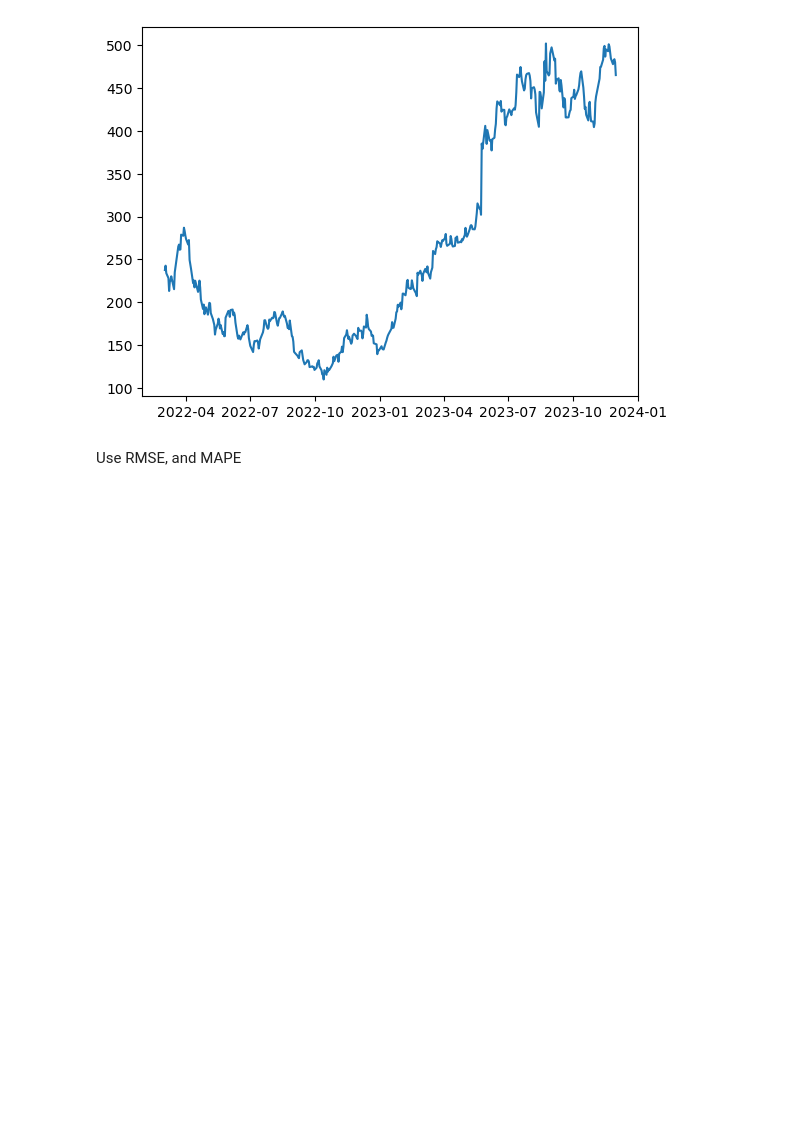
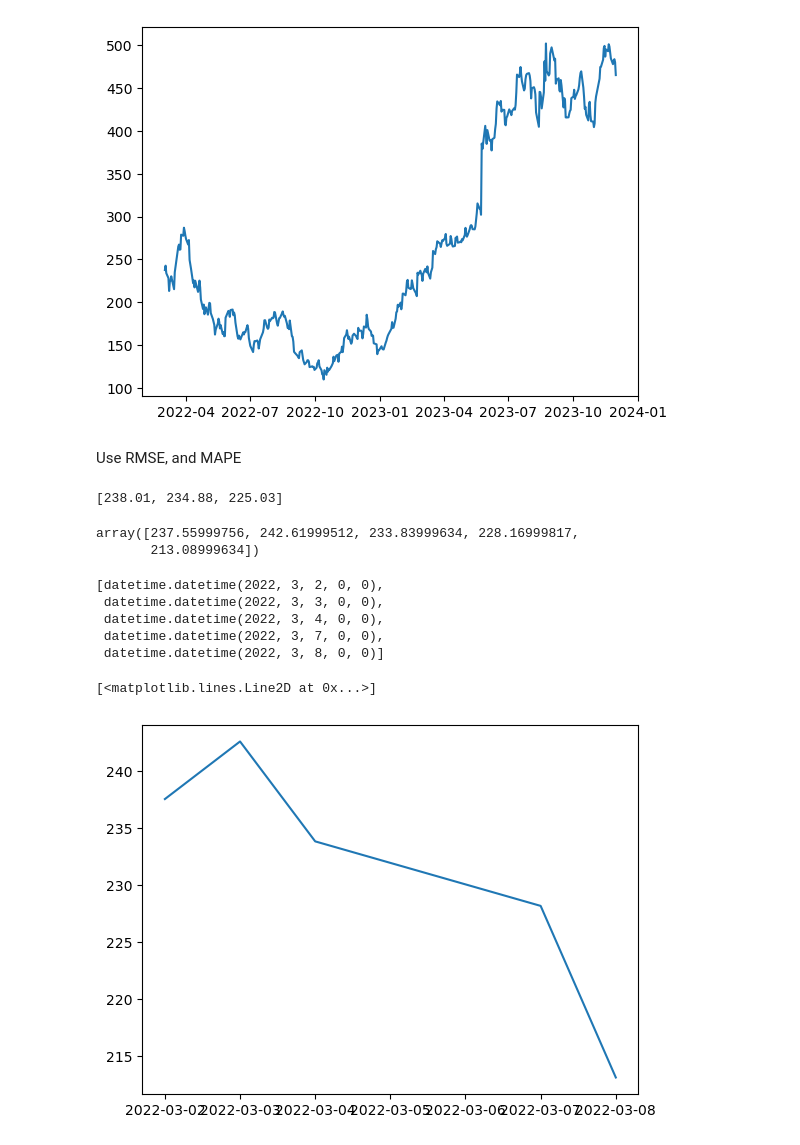
Before and after one commit to mrrkdas/Finance, a Jupyter notebook: Project/projectv2.ipynb, the cells around one changed output. Saved outputs shown, nothing was run; the diff lists cells and outputs as text; code cells hidden in the pictures; blank space fills up the shorter version.

```diff
--- a/Project/projectv2.ipynb
+++ b/Project/projectv2.ipynb
@@ -83,3 +83,40 @@ plt.plot(timestamp, price)
 [figure]
 # %% [markdown]
 Use RMSE, and MAPE
+# %%
+test_window = np.array(price[0:5])
+window_size = 3
+
+i = 0
+
+moving_averages = []
+
+while i < len(test_window) - window_size + 1:
+    window_average = round(np.sum(test_window[i:i+window_size]) / window_size, 2)
+
+    moving_averages.append(window_average)
+
+    i+=1
+
+
+print(moving_averages)
+# %% [output]
+[238.01, 234.88, 225.03]
+# %%
+test_window
+# %% [output]
+array([237.55999756, 242.61999512, 233.83999634, 228.16999817,
+       213.08999634])
+# %%
+timestamp[0:5]
+# %% [output]
+[datetime.datetime(2022, 3, 2, 0, 0),
+ datetime.datetime(2022, 3, 3, 0, 0),
+ datetime.datetime(2022, 3, 4, 0, 0),
+ datetime.datetime(2022, 3, 7, 0, 0),
+ datetime.datetime(2022, 3, 8, 0, 0)]
+# %%
+plt.plot(timestamp[0:5], test_window)
+# %% [output]
+[<matplotlib.lines.Line2D at 0x...>]
+[figure, added]
```
Also changed, not shown: parts of 3 cells of this notebook.
